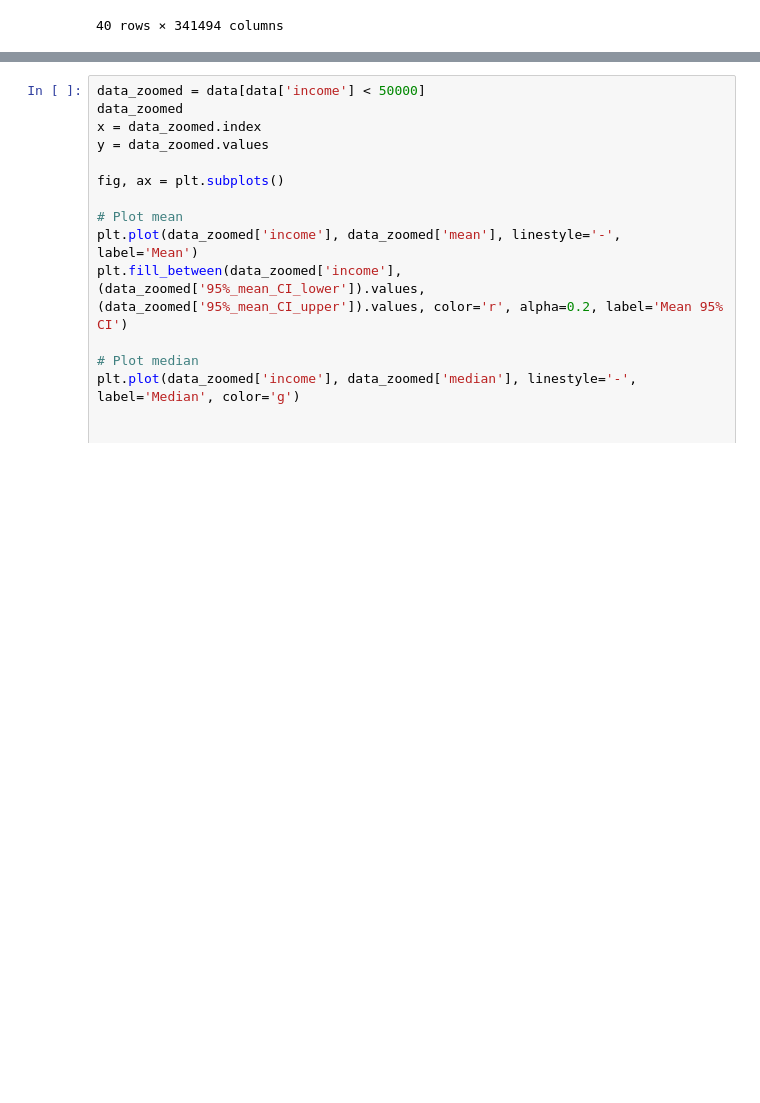
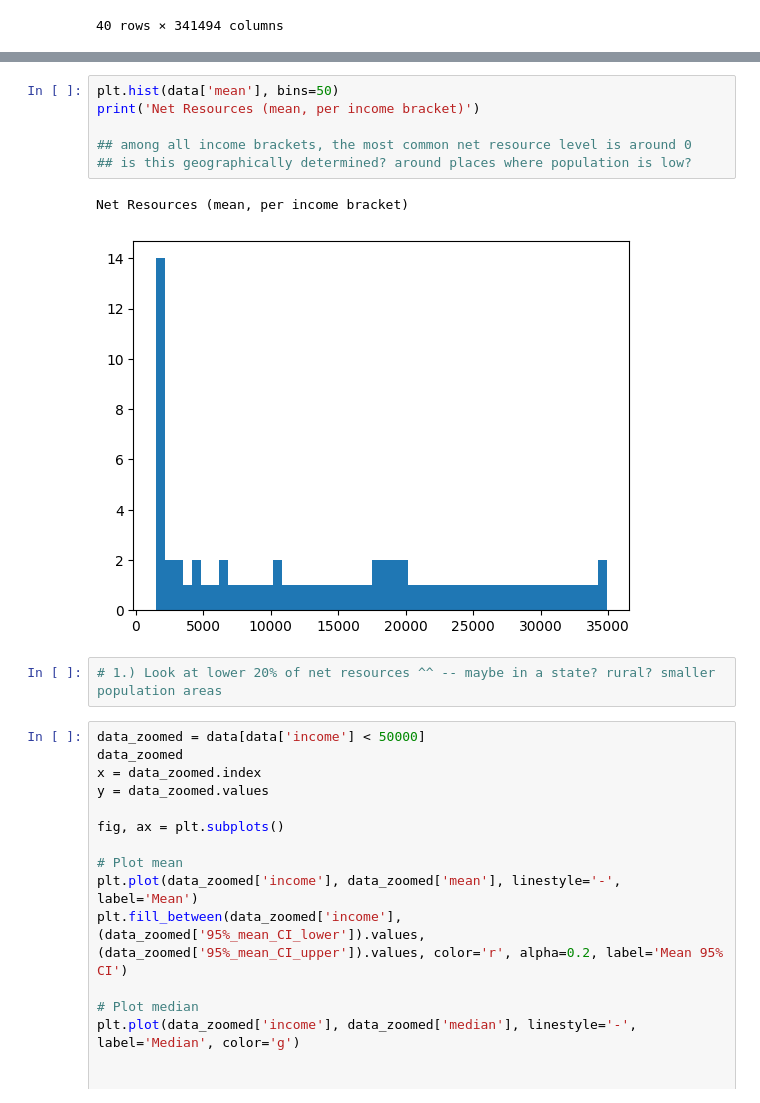
Before and after one commit to apsocarras/policy-rules-database, a Jupyter notebook: cliff-curve.ipynb, the cells around one changed output, grey strips where cells are left out. Saved outputs shown, nothing was run; the diff lists cells and outputs as text; blank space fills up the shorter version.

```diff
--- a/cliff-curve.ipynb
+++ b/cliff-curve.ipynb
@@ -222,3 +270,14 @@ data_zoomed
+# %%
+plt.hist(data['mean'], bins=50)
+print('Net Resources (mean, per income bracket)')
+
+## among all income brackets, the most common net resource level is around 0
+## is this geographically determined? around places where population is low?
+# %% [output]
+Net Resources (mean, per income bracket)
+[figure, added]
+# %%
+# 1.) Look at lower 20% of net resources ^^ -- maybe in a state? rural? smaller population areas
 # %%
 data_zoomed = data[data['income'] < 50000]
 data_zoomed
```
Also changed, not shown: parts of 24 cells of this notebook.
